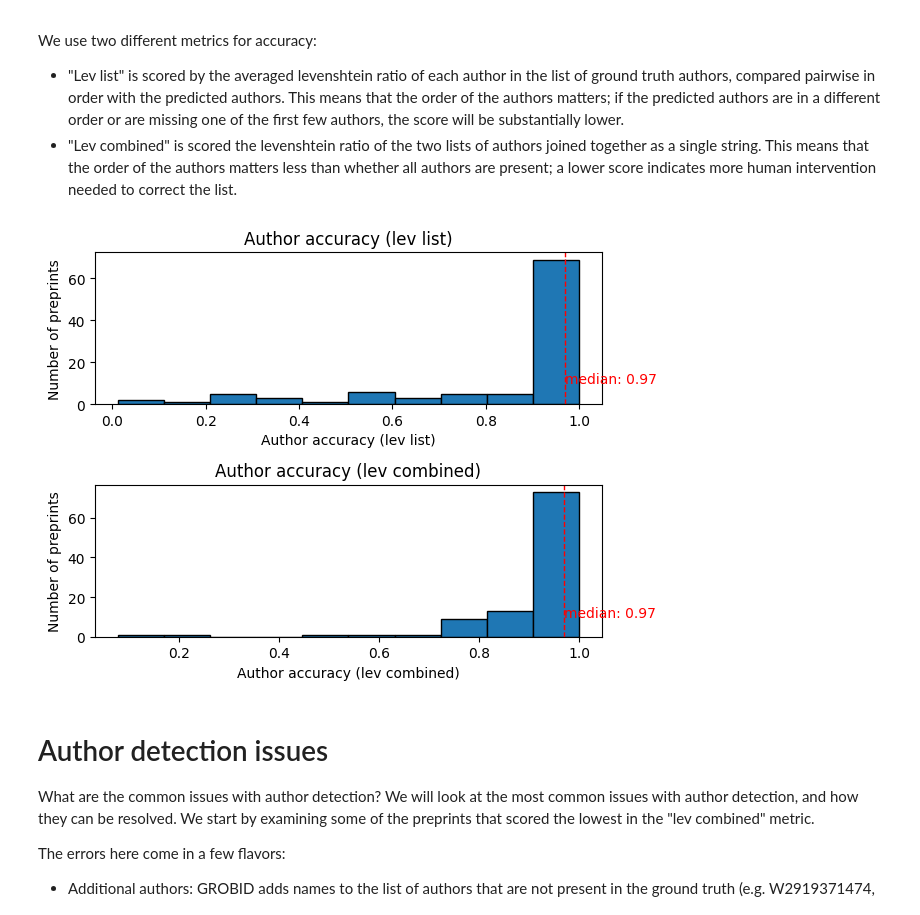
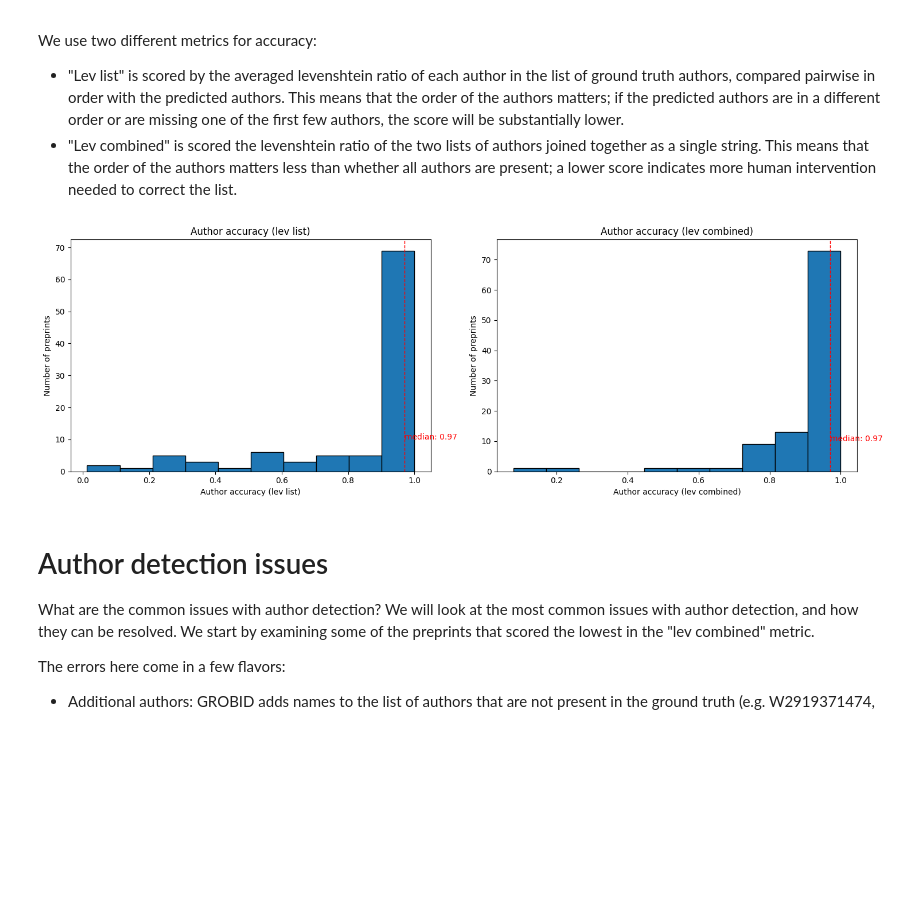
Before and after one commit to sul-dlss-labs/preprint_affiliation_parsing, a Jupyter notebook: notebooks/grobid_eval.ipynb, the cells around one changed output. Saved outputs shown, nothing was run; the diff lists cells and outputs as text; code cells hidden in the pictures; blank space fills up the shorter version.

```diff
--- a/notebooks/grobid_eval.ipynb
+++ b/notebooks/grobid_eval.ipynb
@@ -89,36 +89,38 @@ for i, row in preprints.iterrows():
     pred_authors = list(row['pred'].keys())
     preprints.at[i, 'authors_accuracy_lev_list'] = lev_ratio_list(gold_authors, pred_authors)
     preprints.at[i, 'authors_accuracy_lev_combined'] = lev_ratio_combined_list(gold_authors, pred_authors)
 
 # print side-by-side histograms of author accuracy, using the two different score types
 # also render the median as a vertical line
 %matplotlib inline
 import matplotlib.pyplot as plt
 author_acc_lev_list = preprints['authors_accuracy_lev_list']
 author_acc_lev_combined = preprints['authors_accuracy_lev_combined']
 author_acc_lev_list_median = author_acc_lev_list.median()
 author_acc_lev_combined_median = author_acc_lev_combined.median()
 
-lev_list_plt = plt.subplot(2, 1, 1)
+plt.figure(figsize=(15, 5))
+
+lev_list_plt = plt.subplot(1, 2, 1)
 lev_list_plt.hist(author_acc_lev_list, edgecolor='black')
 lev_list_plt.set_xlabel('Author accuracy (lev list)')
 lev_list_plt.set_ylabel('Number of preprints')
 lev_list_plt.set_title('Author accuracy (lev list)')
 lev_list_plt.axvline(author_acc_lev_list_median, color='r', linestyle='dashed', linewidth=1)
 lev_list_plt.text(author_acc_lev_list_median, 10, f'median: {author_acc_lev_list_median:.2f}', color='r')
 
-lev_combined_plt = plt.subplot(2, 1, 2)
+lev_combined_plt = plt.subplot(1, 2, 2)
 lev_combined_plt.hist(author_acc_lev_combined, edgecolor='black')
 lev_combined_plt.set_xlabel('Author accuracy (lev combined)')
 lev_combined_plt.set_ylabel('Number of preprints')
 lev_combined_plt.set_title('Author accuracy (lev combined)')
 lev_combined_plt.axvline(author_acc_lev_combined_median, color='r', linestyle='dashed', linewidth=1)
 lev_combined_plt.text(author_acc_lev_combined_median, 10, f'median: {author_acc_lev_combined_median:.2f}', color='r')
 
 plt.tight_layout()
 plt.show()
 # %% [output]
-[figure, old version]
+[figure, new version]
 # %% [markdown]
 # Author detection issues
 
```
Also changed, not shown: parts of 4 cells of this notebook.
